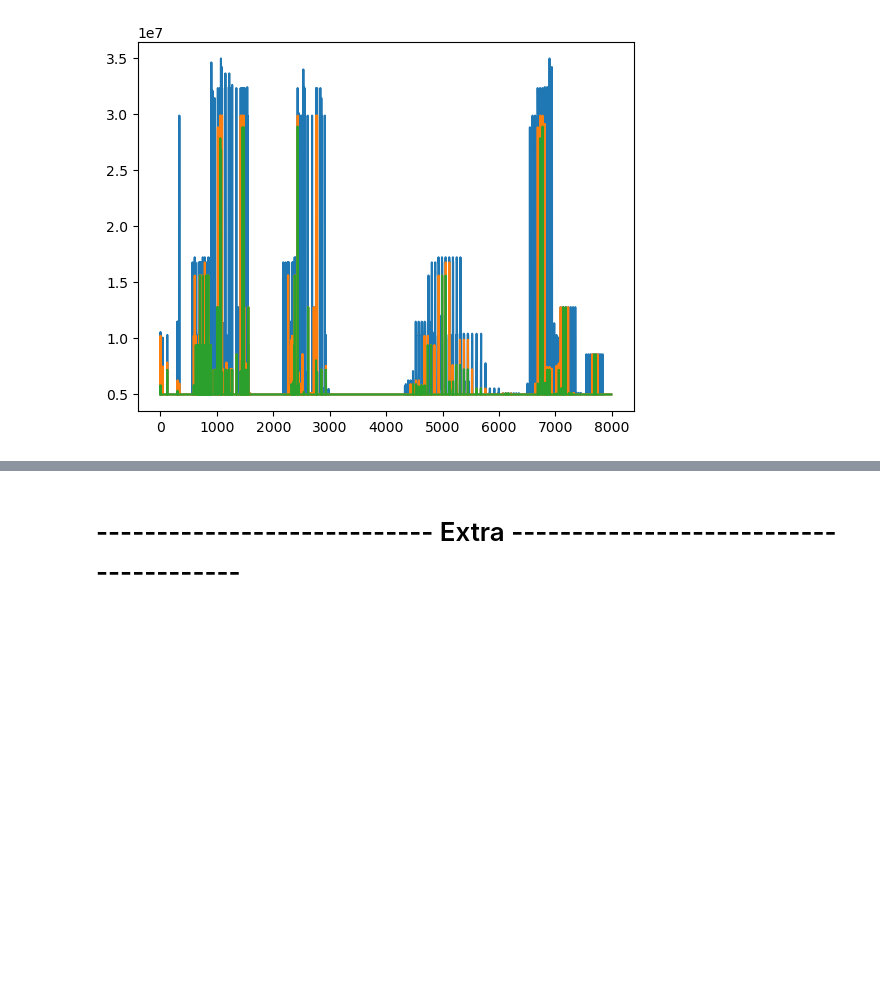
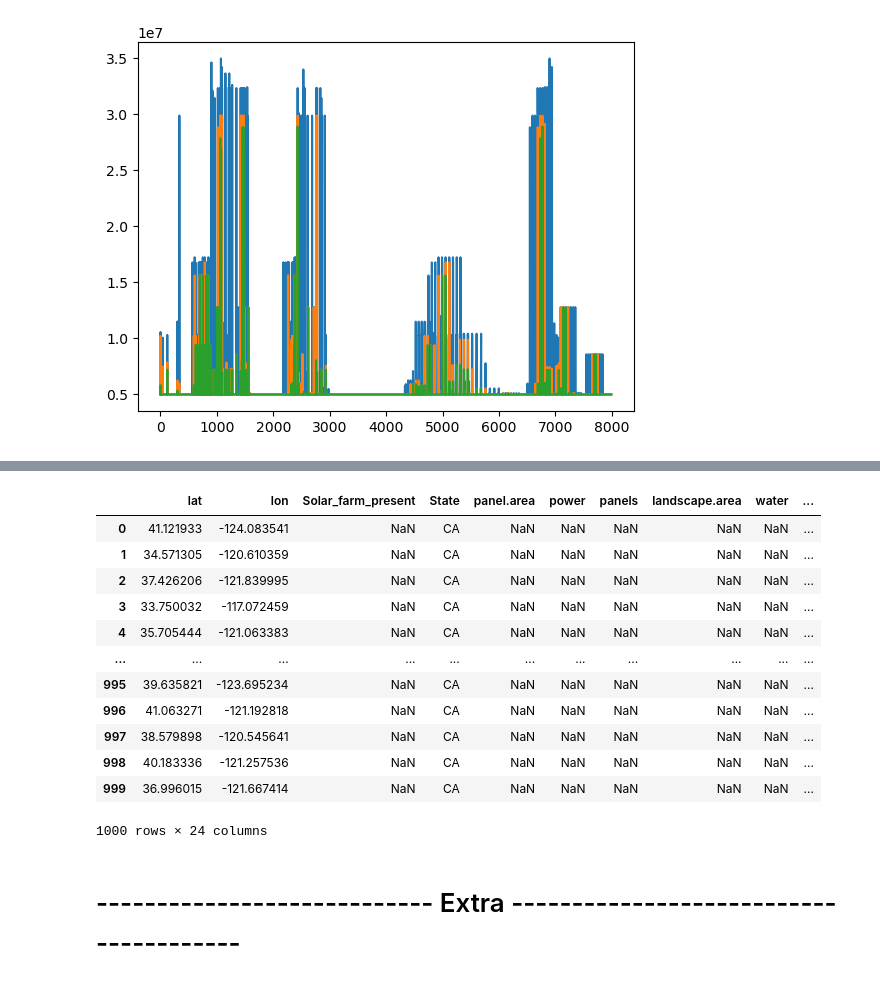
Before and after one commit to hrhampapura/SolarFarmPrediction, a Jupyter notebook: data_code/energy_demand.ipynb, the cells around one changed output, grey strips where cells are left out. Drawn from its saved outputs; the diff is of its cells as text; code cells hidden in the pictures; blank space fills up the shorter version.

```diff
--- a/data_code/energy_demand.ipynb
+++ b/data_code/energy_demand.ipynb
@@ -208,0 +330,47 @@ plt.plot(np.array(data['demand_10km_MWh']))
+# %%
+def get_demand_within_distance(latitude,longitude,demand_within_distance,unit):
+    data_california = pd.read_csv('./../data/demand_data_california_with_lat_lon.csv')
+    coords_1 = (latitude,longitude)
+    demand = 0.
+    for ind, row in data_california.iterrows():
+        lat = data_california.at[ind,'Latitude']
+        lon = data_california.at[ind,'Longitude']
+        if not (np.isnan(lat) and np.isnan(lon)):
+            coords_2 = (lat,lon)
+            if unit=='mile':
+            	d = geopy.distance.geodesic(coords_1, coords_2).miles
+            elif unit=='km':
+            	d = geopy.distance.geodesic(coords_1, coords_2).km
+
+            if d<=demand_within_distance:
+                demand += data_california.at[ind,'Sales (Megawatthours)']
+
+    return demand
+# %%
+from tqdm import tqdm
+
+for ind,row in tqdm(data.iterrows()):
+
+    latitude  = data.at[ind,'lat']
+    longitude = data.at[ind,'lon']
+    unit = 'km'
+    data.at[ind,'demand_5km_MWh']  = get_demand_within_distance(latitude,longitude,demand_within_distance=5 ,unit=unit)
+    data.at[ind,'demand_10km_MWh'] = get_demand_within_distance(latitude,longitude,demand_within_distance=10,unit=unit)
+    data.at[ind,'demand_20km_MWh'] = get_demand_within_distance(latitude,longitude,demand_within_distance=20,unit=unit)
+    data.at[ind,'demand_50km_MWh'] = get_demand_within_distance(latitude,longitude,demand_within_distance=50,unit=unit)
+# %%
+data
+# %% [output]
+|  | lat | lon | Solar_farm_present | State | panel.area | power | panels | landscape.area | water | ... |
+| 0 | 41.121933 | -124.083541 | NaN | CA | NaN | NaN | NaN | NaN | NaN | ... |
+| 1 | 34.571305 | -120.610359 | NaN | CA | NaN | NaN | NaN | NaN | NaN | ... |
+| 2 | 37.426206 | -121.839995 | NaN | CA | NaN | NaN | NaN | NaN | NaN | ... |
+| 3 | 33.750032 | -117.072459 | NaN | CA | NaN | NaN | NaN | NaN | NaN | ... |
+| 4 | 35.705444 | -121.063383 | NaN | CA | NaN | NaN | NaN | NaN | NaN | ... |
+| ... | ... | ... | ... | ... | ... | ... | ... | ... | ... | ... |
+| 995 | 39.635821 | -123.695234 | NaN | CA | NaN | NaN | NaN | NaN | NaN | ... |
+| 996 | 41.063271 | -121.192818 | NaN | CA | NaN | NaN | NaN | NaN | NaN | ... |
+| 997 | 38.579898 | -120.545641 | NaN | CA | NaN | NaN | NaN | NaN | NaN | ... |
+| 998 | 40.183336 | -121.257536 | NaN | CA | NaN | NaN | NaN | NaN | NaN | ... |
+| 999 | 36.996015 | -121.667414 | NaN | CA | NaN | NaN | NaN | NaN | NaN | ... |
+1000 rows × 24 columns
```
Also changed, not shown: parts of 10 cells of this notebook.
